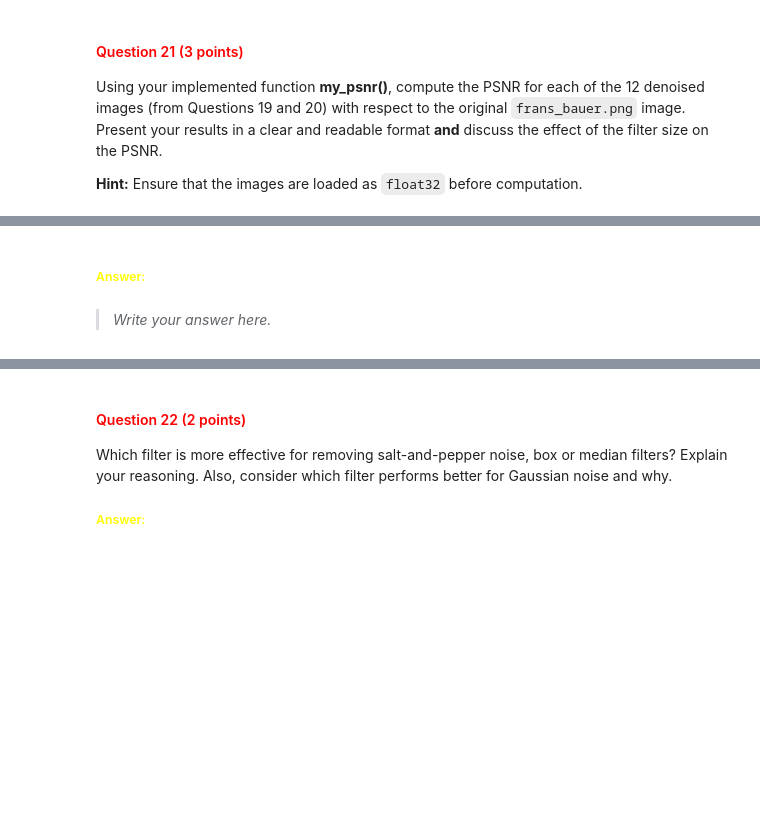
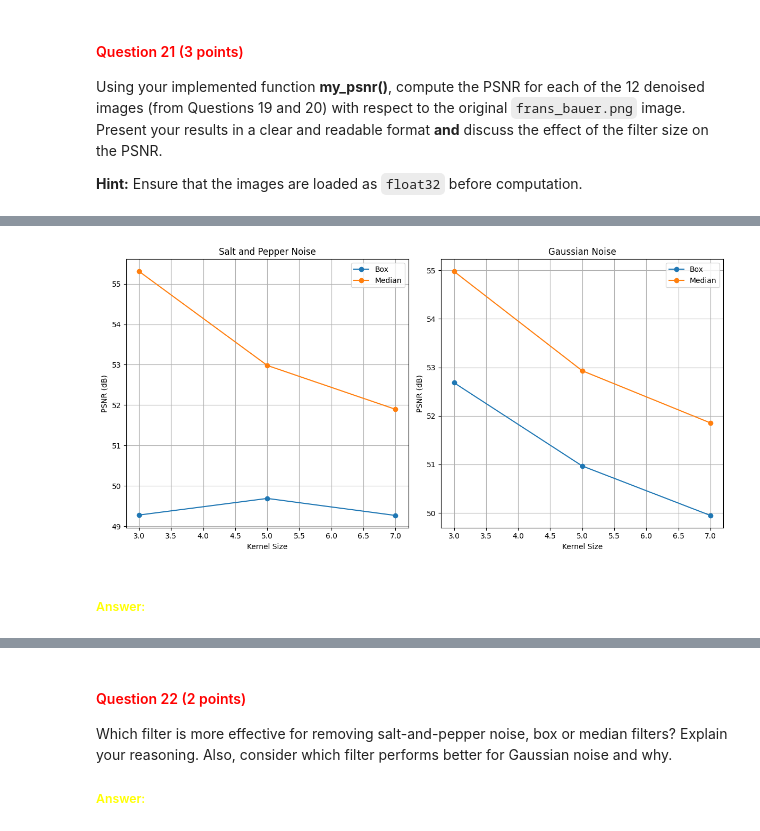
Before and after one commit to izzikampono/cv1-lab-2, a Jupyter notebook: cv1-lab-2.ipynb, the cells around one changed output, grey strips where cells are left out. Cells and saved outputs as stored; diff of their text form; code cells hidden in the pictures; blank space fills up the shorter version.

```diff
--- a/cv1-lab-2.ipynb
+++ b/cv1-lab-2.ipynb
@@ -734,0 +814,63 @@ Using your implemented function **my_psnr()**, compute the PSNR for each of the
+# %%
+# YOUR CODE HERE
+# Updated denoise_image function to handle float32 images
+def denoise_image(input_image, kernel_type, kernel_size=3, sigma=1):
+
+    # Convert to uint8
+    uint8_image = (input_image * 255).astype(np.uint8)
+
+    if kernel_type == 'box':
+        denoised_image = cv2.blur(uint8_image, (kernel_size, kernel_size))
+    elif kernel_type == 'median':
+        if kernel_size % 2 == 0:
+            kernel_size += 1
+        denoised_image = cv2.medianBlur(uint8_image, kernel_size)
+    elif kernel_type == 'gaussian':
+        denoised_image = cv2.GaussianBlur(uint8_image, (kernel_size, kernel_size), sigma)
+    else:
+        raise ValueError('Kernel type not implemented. Choose between "box", "median", or "gaussian".')
+
+    # Convert back to float32
+    return denoised_image.astype(np.float32) / 255.0
+
+orig_image = cv2.imread('images/frans_bauer.png').astype(np.float32) / 255.0
+salt_pepper_img = cv2.imread('images/frans_bauer_salt_pepper.png').astype(np.float32) / 255.0
+gaussian_img = cv2.imread('images/frans_bauer_gaussian.png').astype(np.float32) / 255.0
+
+kernel_sizes = [3, 5, 7]
+
+# Calculate PSNR for each denoised image
+results = {}
+for img_type in ['Salt and Pepper', 'Gaussian']:
+    results[img_type] = {'Box': [], 'Median': []}
+    noisy_img = salt_pepper_img if img_type == 'Salt and Pepper' else gaussian_img
+
+    for kernel_size in kernel_sizes:
+        for filter_type in ['box', 'median']:
+            denoised = denoise_image(noisy_img, filter_type, kernel_size)
+            psnr = calculate_psnr(orig_image, denoised)
+            results[img_type][filter_type.capitalize()].append(psnr)
+
+# Present results in a readable format
+print("PSNR Results:")
+for img_type, filters in results.items():
+    print(f"\n{img_type} Noise:")
+    for filter_type, psnr_values in filters.items():
+        print(f"  {filter_type} Filter:")
+        for size, psnr in zip(kernel_sizes, psnr_values):
+            print(f"    {size}x{size}: {psnr:.2f} dB")
+
+# Plot the results
+plt.figure(figsize=(12, 6))
+for i, (img_type, filters) in enumerate(results.items()):
+    plt.subplot(1, 2, i+1)
+    for filter_type, psnr_values in filters.items():
+        plt.plot(kernel_sizes, psnr_values, marker='o', label=filter_type)
+    plt.title(f"{img_type} Noise")
+    plt.xlabel("Kernel Size")
+    plt.ylabel("PSNR (dB)")
+    plt.legend()
+    plt.grid(True)
+plt.tight_layout()
+plt.show()
+# %% [output]
@@ -735,4 +894,3 @@ Using your implemented function **my_psnr()**, compute the PSNR for each of the
+[figure, added]
 # %% [markdown]
 ##### <font color='yellow'>Answer:</font>
-# %% [markdown]
->*Write your answer here.*
```
Also changed, not shown: parts of 25 cells of this notebook.
